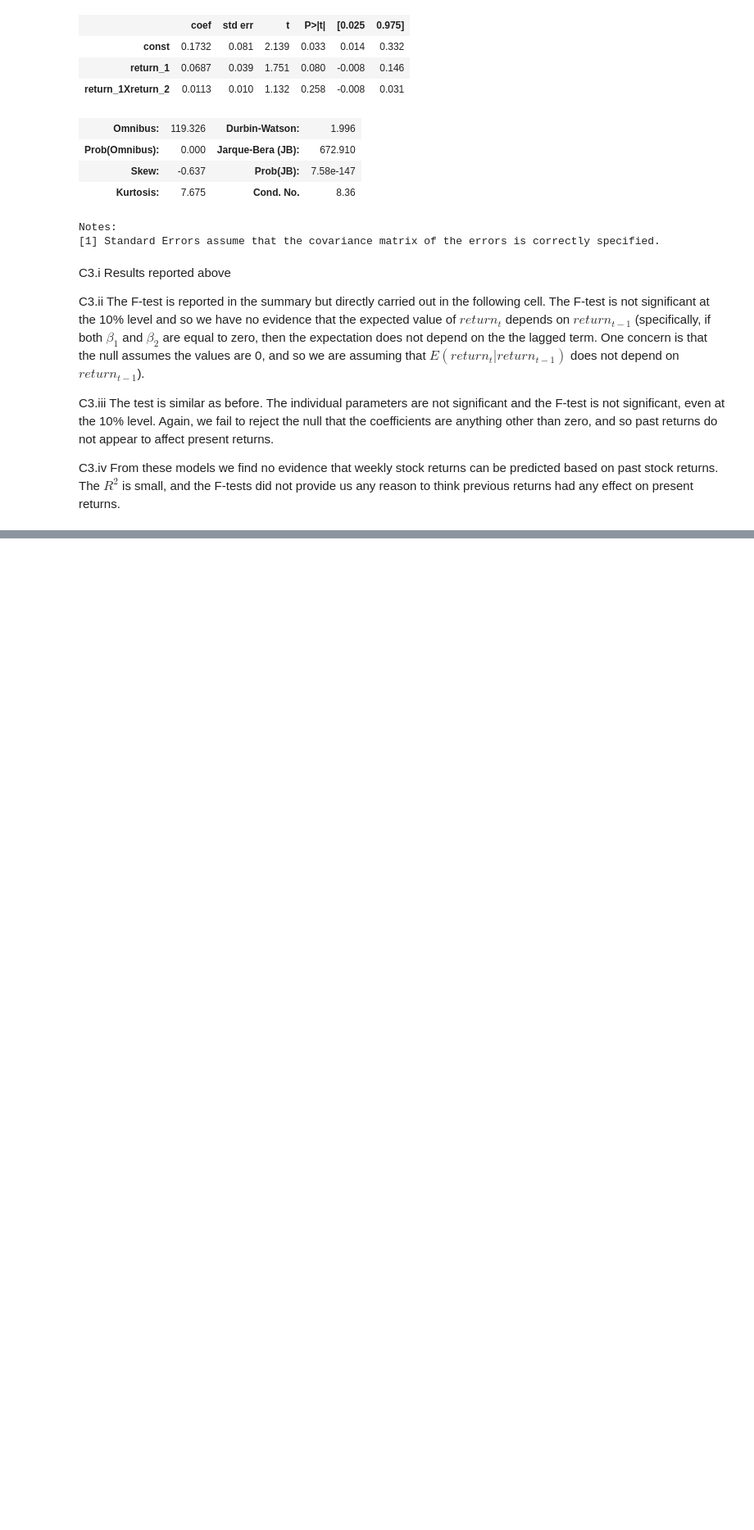
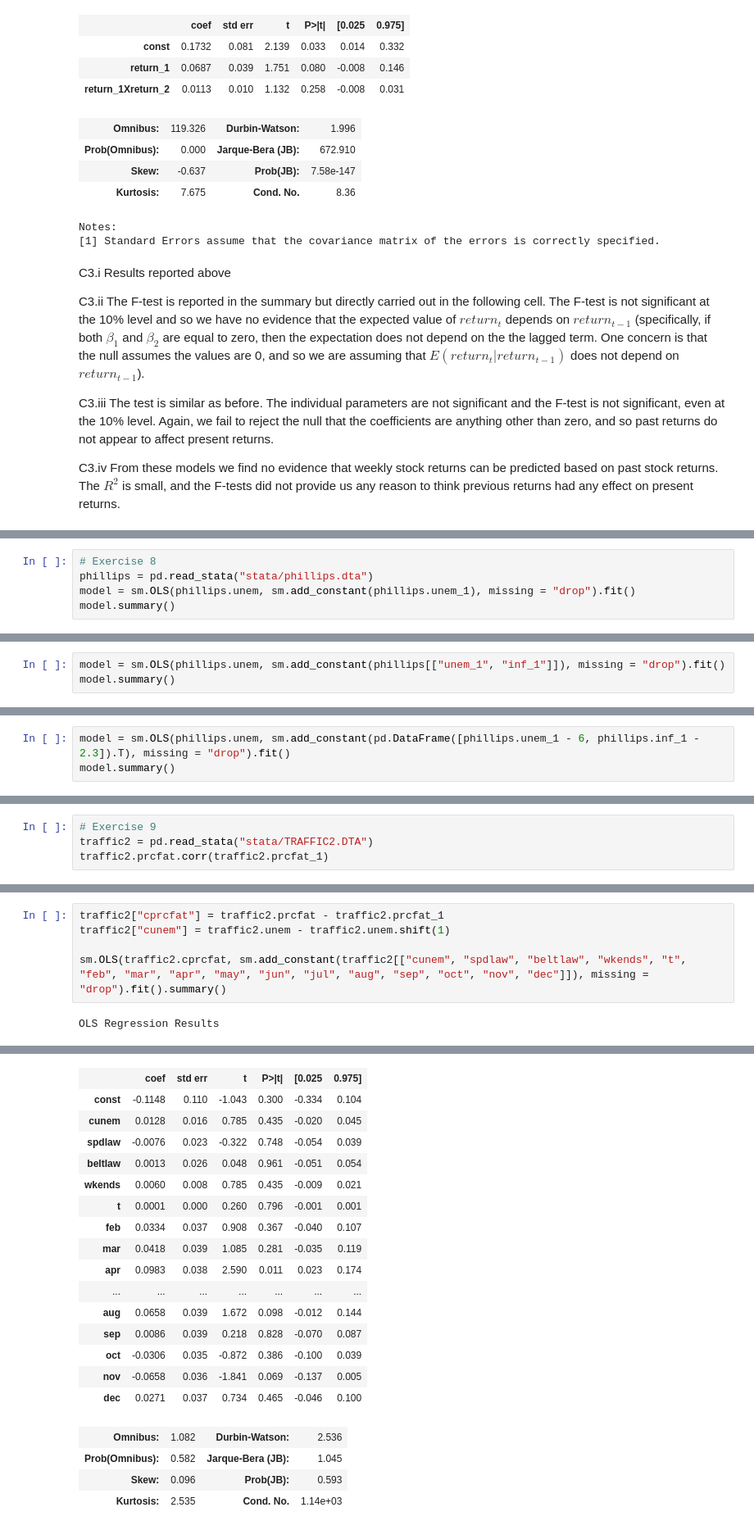
Before and after one commit to systemchalk/wooldridge_workbook, a Jupyter notebook: ch11.ipynb, the cells around one changed output, grey strips where cells are left out. Shown at 82% size. Drawn from its saved outputs; the diff is of its cells as text; blank space fills up the shorter version.

```diff
--- a/ch11.ipynb
+++ b/ch11.ipynb
@@ -278,0 +577,5 @@ C3.iv From these models we find no evidence that weekly stock returns can be pre
+# %%
+# Exercise 8
+phillips = pd.read_stata("stata/phillips.dta")
+model = sm.OLS(phillips.unem, sm.add_constant(phillips.unem_1), missing = "drop").fit()
+model.summary()
@@ -278,0 +606,3 @@ C3.iv From these models we find no evidence that weekly stock returns can be pre
+# %%
+model = sm.OLS(phillips.unem, sm.add_constant(phillips[["unem_1", "inf_1"]]), missing = "drop").fit()
+model.summary()
@@ -278,0 +634,3 @@ C3.iv From these models we find no evidence that weekly stock returns can be pre
+# %%
+model = sm.OLS(phillips.unem, sm.add_constant(pd.DataFrame([phillips.unem_1 - 6, phillips.inf_1 - 2.3]).T), missing = "drop").fit()
+model.summary()
@@ -278,0 +672,4 @@ C3.iv From these models we find no evidence that weekly stock returns can be pre
+# %%
+# Exercise 9
+traffic2 = pd.read_stata("stata/TRAFFIC2.DTA")
+traffic2.prcfat.corr(traffic2.prcfat_1)
@@ -278,0 +682,7 @@ C3.iv From these models we find no evidence that weekly stock returns can be pre
+# %%
+traffic2["cprcfat"] = traffic2.prcfat - traffic2.prcfat_1
+traffic2["cunem"] = traffic2.unem - traffic2.unem.shift(1)
+
+sm.OLS(traffic2.cprcfat, sm.add_constant(traffic2[["cunem", "spdlaw", "beltlaw", "wkends", "t", "feb", "mar", "apr", "may", "jun", "jul", "aug", "sep", "oct", "nov", "dec"]]), missing = "drop").fit().summary()
+# %% [output]
+OLS Regression Results
@@ -278,0 +698,20 @@ C3.iv From these models we find no evidence that weekly stock returns can be pre
+|  | coef | std err | t | P>|t| | [0.025 | 0.975] |
+| const | -0.1148 | 0.110 | -1.043 | 0.300 | -0.334 | 0.104 |
+| cunem | 0.0128 | 0.016 | 0.785 | 0.435 | -0.020 | 0.045 |
+| spdlaw | -0.0076 | 0.023 | -0.322 | 0.748 | -0.054 | 0.039 |
+| beltlaw | 0.0013 | 0.026 | 0.048 | 0.961 | -0.051 | 0.054 |
+| wkends | 0.0060 | 0.008 | 0.785 | 0.435 | -0.009 | 0.021 |
+| t | 0.0001 | 0.000 | 0.260 | 0.796 | -0.001 | 0.001 |
+| feb | 0.0334 | 0.037 | 0.908 | 0.367 | -0.040 | 0.107 |
+| mar | 0.0418 | 0.039 | 1.085 | 0.281 | -0.035 | 0.119 |
+| apr | 0.0983 | 0.038 | 2.590 | 0.011 | 0.023 | 0.174 |
+| ... | ... | ... | ... | ... | ... | ... |
+| aug | 0.0658 | 0.039 | 1.672 | 0.098 | -0.012 | 0.144 |
+| sep | 0.0086 | 0.039 | 0.218 | 0.828 | -0.070 | 0.087 |
+| oct | -0.0306 | 0.035 | -0.872 | 0.386 | -0.100 | 0.039 |
+| nov | -0.0658 | 0.036 | -1.841 | 0.069 | -0.137 | 0.005 |
+| dec | 0.0271 | 0.037 | 0.734 | 0.465 | -0.046 | 0.100 |
+| Omnibus: | 1.082 | Durbin-Watson: | 2.536 |
+| Prob(Omnibus): | 0.582 | Jarque-Bera (JB): | 1.045 |
+| Skew: | 0.096 | Prob(JB): | 0.593 |
+| Kurtosis: | 2.535 | Cond. No. | 1.14e+03 |
```
Also changed, not shown: parts of 58 cells of this notebook.
